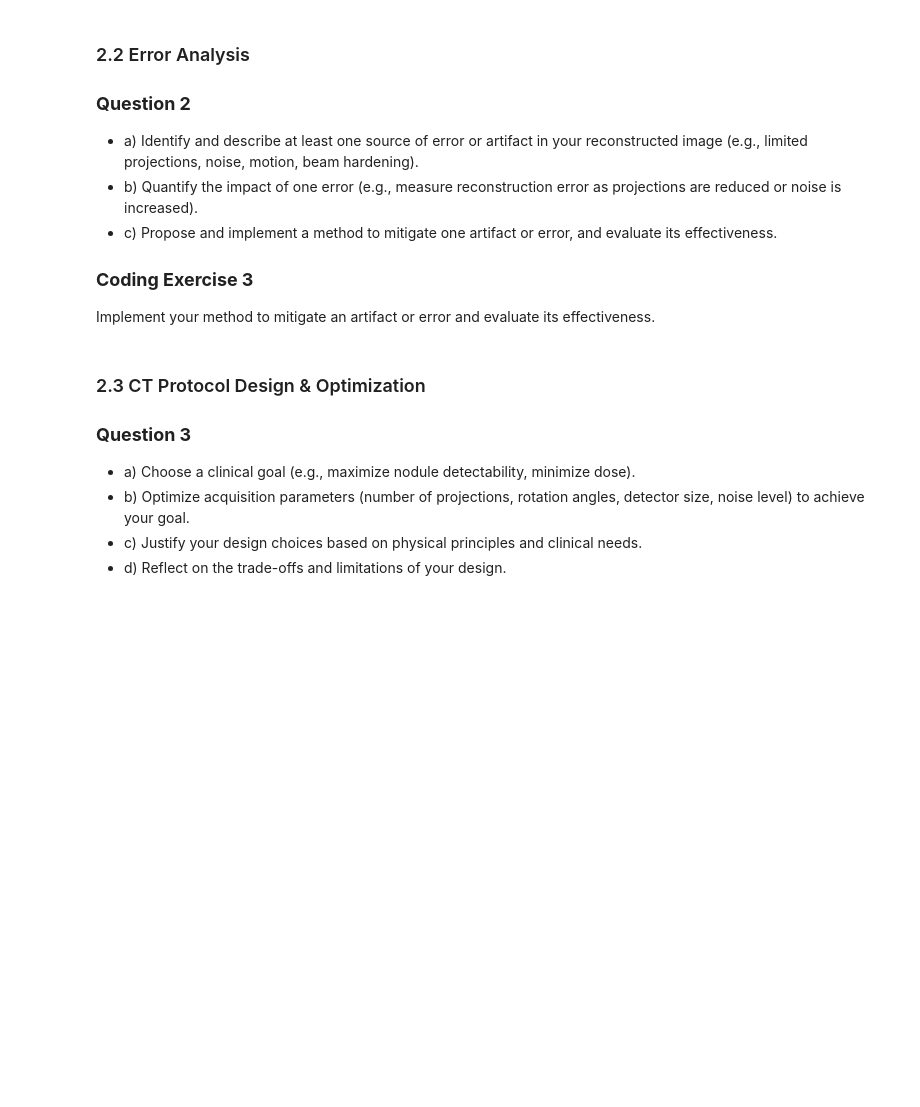
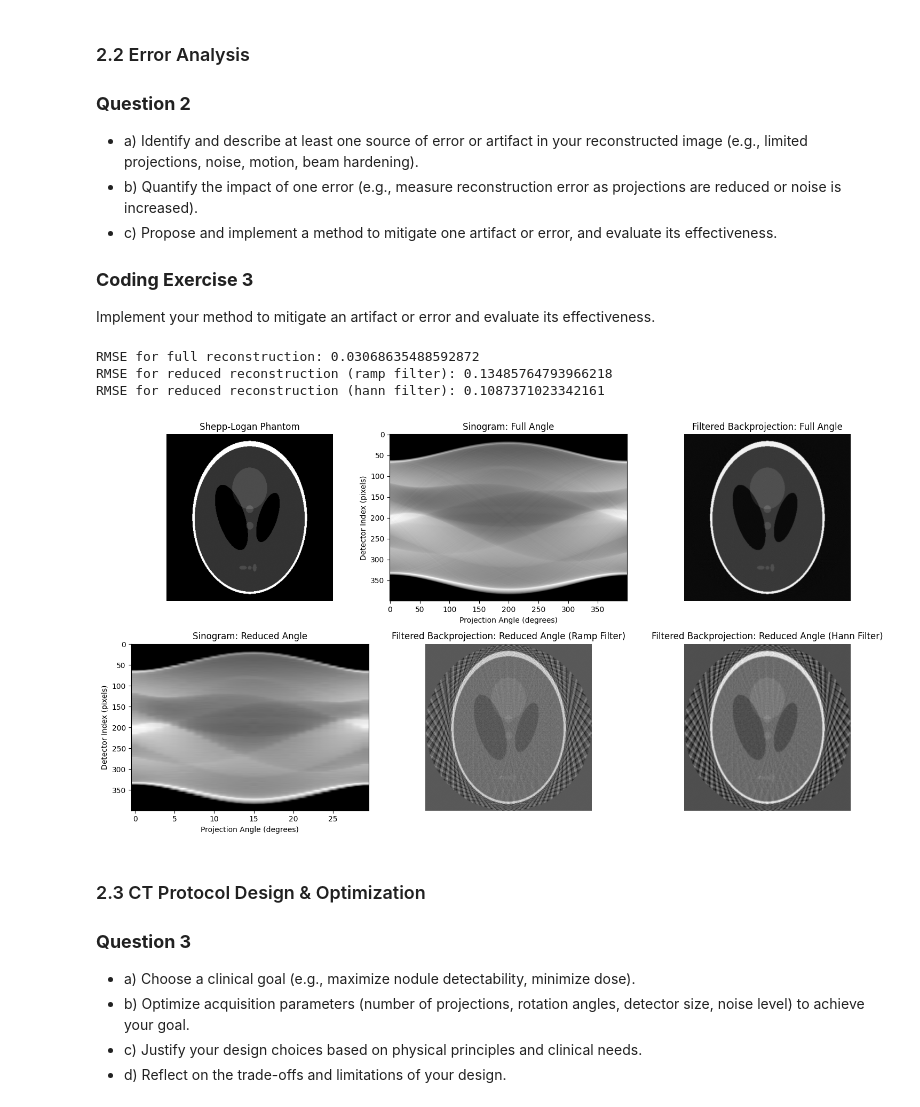
Before and after one commit to julianamassaro/BMEN509-623_Deliverable_2, a Jupyter notebook: deliverable-02-starter.ipynb, the cells around one changed output. Cells and saved outputs as stored; diff of their text form; code cells hidden in the pictures; blank space fills up the shorter version.

```diff
--- a/deliverable-02-starter.ipynb
+++ b/deliverable-02-starter.ipynb
@@ -147,11 +148,72 @@ plt.show()
 
 Implement your method to mitigate an artifact or error and evaluate its effectiveness.
 # %%
+phantom = shepp_logan_phantom()
+
+theta_full = np.linspace(0., 180., max(phantom.shape), endpoint=False)
+sinogram_full = radon(phantom, theta=theta_full, circle=True)
+recon_FBP_full = iradon(sinogram_full, theta=theta_full, circle=True)
+
 # TODO: Implement a method to mitigate the artifact or error
-# ...
+def rmse(img1, img2):
+    return np.sqrt(np.mean((img1 - img2) ** 2))
+
+# 1. create error - use fewer projection angles
+n_angles = 30
+theta_reduced = np.linspace(0., 180., n_angles, endpoint=False)
+sinogram_reduced = radon(phantom, theta=theta_reduced, circle=True)
+
+# baseline reconstruction with more streaking
+recon_FBP_reduced_ramp = iradon(sinogram_reduced, theta=theta_reduced, filter_name="ramp")
+
+# window filter bc it reduces streaks/noise -> blur
+recon_FBP_reduced_hann = iradon(sinogram_reduced, theta=theta_reduced, filter_name="hann")
+
 
 # TODO: Evaluate and discuss the effectiveness of your method
-# ...
+rmse_full = rmse(phantom, recon_FBP_full)
+rmse_reduced_ramp = rmse(phantom, recon_FBP_reduced_ramp)
+rmse_reduced_hann = rmse(phantom, recon_FBP_reduced_hann)
+
+print(f"RMSE for full reconstruction: {rmse_full}")
+print(f"RMSE for reduced reconstruction (ramp filter): {rmse_reduced_ramp}")
+print(f"RMSE for reduced reconstruction (hann filter): {rmse_reduced_hann}")
+
+fig, axes = plt.subplots(2, 3, figsize=(15, 8))
+
+axes[0, 0].imshow(phantom, cmap='gray')
+axes[0, 0].set_title('Shepp-Logan Phantom')
+axes[0, 0].axis('off')
+
+axes[0, 1].imshow(sinogram_full, cmap='gray', aspect = 'auto')
+axes[0, 1].set_title('Sinogram: Full Angle')
+axes[0, 1].set_xlabel('Projection Angle (degrees)')
+axes[0, 1].set_ylabel('Detector Index (pixels)')
+
+axes [0, 2].imshow(recon_FBP_full, cmap='gray')
+axes[0, 2].set_title('Filtered Backprojection: Full Angle')
+axes [0,2].axis('off')
+
+axes[1, 0].imshow(sinogram_reduced, cmap='gray', aspect = 'auto')
+axes[1, 0].set_title('Sinogram: Reduced Angle')
+axes[1, 0].set_xlabel('Projection Angle (degrees)')
+axes[1, 0].set_ylabel('Detector Index (pixels)')
+
+axes[1,1].imshow(recon_FBP_reduced_ramp, cmap='gray')
+axes[1,1].set_title('Filtered Backprojection: Reduced Angle (Ramp Filter)')
+axes[1, 1].axis('off')
+
+axes[1,2].imshow(recon_FBP_reduced_hann, cmap='gray')
+axes[1,2].set_title('Filtered Backprojection: Reduced Angle (Hann Filter)')
+axes[1, 2].axis('off')
+
+plt.tight_layout()
+plt.show()
+# %% [output]
+RMSE for full reconstruction: 0.03068635488592872
+RMSE for reduced reconstruction (ramp filter): 0.13485764793966218
+RMSE for reduced reconstruction (hann filter): 0.1087371023342161
+[figure, added]
 # %% [markdown]
 ### 2.3 CT Protocol Design & Optimization
 
```
Also changed, not shown: parts of 7 cells of this notebook.
